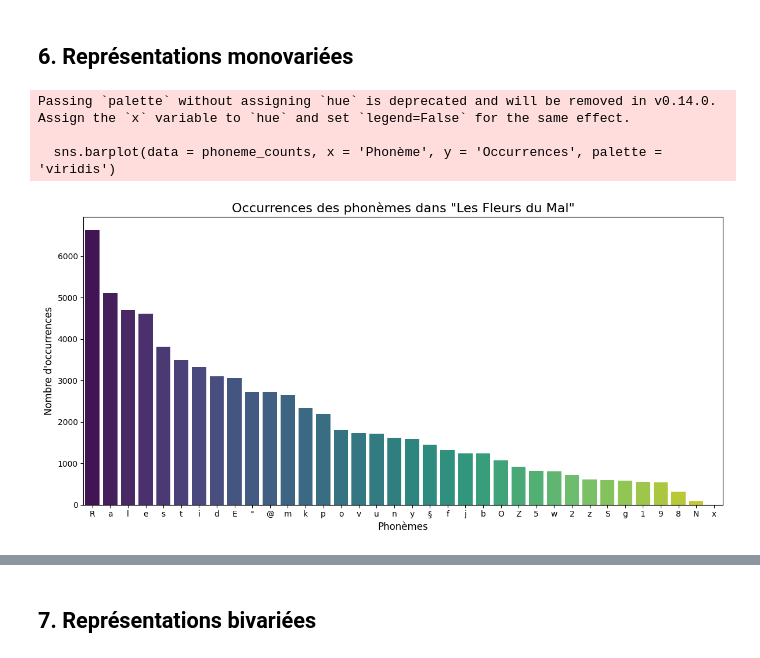
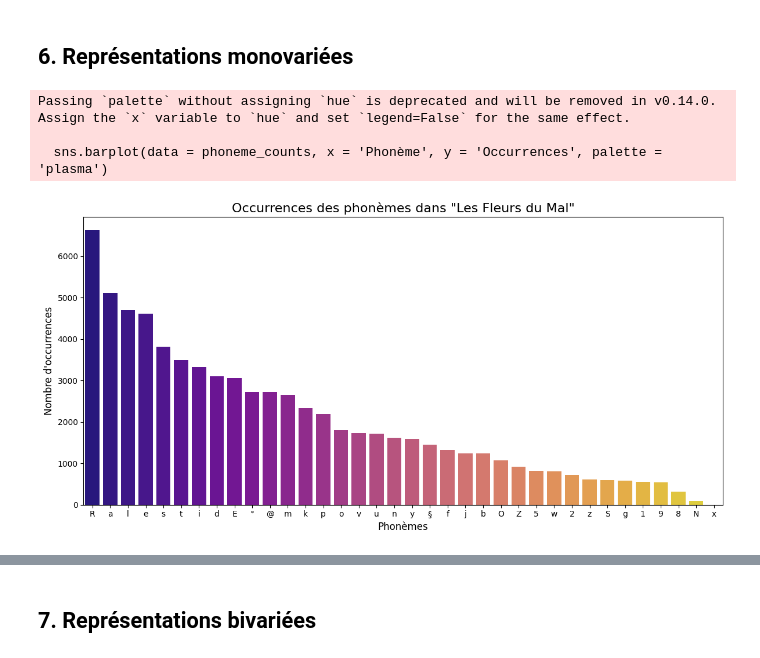
Before and after one commit to elsabidant/2024-projet-final-BIDANT-ELSA, a Jupyter notebook: Bidant projet ling.ipynb, the cells around one changed output, grey strips where cells are left out. Saved outputs shown, nothing was run; the diff lists cells and outputs as text; code cells hidden in the pictures.

```diff
--- a/Bidant projet ling.ipynb
+++ b/Bidant projet ling.ipynb
@@ -272,33 +276,33 @@ display(df_combined)
 # %%
 # Colonnes contenant les phonèmes
 phoneme_columns = ['v', '@', 'f', '1', 'o', 'y', '°', 'N', 'l', 'S', 'E', 'Z', 'x',
                    'b', 's', 'u', 'g', 'i', 'O', '9', 'p', 'z', 'e', '5', 't', 'a',
                    'n', 'w', 'm', '2', '8', 'k', 'j', '§', 'R', 'd']
 
 # Calculer la somme totale pour chaque phonème
 phoneme_counts = df_combined[phoneme_columns].sum().reset_index()
 phoneme_counts.columns = ['Phonème', 'Occurrences']
 
 # Trier les phonèmes par nombre d'occurrences décroissant
 phoneme_counts = phoneme_counts.sort_values(by = 'Occurrences', ascending = False)
 
 # Créer un barplot avec seaborn
 plt.figure(figsize = (12, 6))
-sns.barplot(data = phoneme_counts, x = 'Phonème', y = 'Occurrences', palette = 'viridis')
+sns.barplot(data = phoneme_counts, x = 'Phonème', y = 'Occurrences', palette = 'plasma')
 
 # Ajouter des titres et des labels
 plt.title('Occurrences des phonèmes dans "Les Fleurs du Mal"', fontsize = 16)
 plt.xlabel('Phonèmes', fontsize = 12)
 plt.ylabel('Nombre d\'occurrences', fontsize = 12)
 
 # Afficher le graphique
 plt.tight_layout()
 plt.show()
 # %% [output]
 Passing `palette` without assigning `hue` is deprecated and will be removed in v0.14.0. Assign the `x` variable to `hue` and set `legend=False` for the same effect.
 
-  sns.barplot(data = phoneme_counts, x = 'Phonème', y = 'Occurrences', palette = 'viridis')
+  sns.barplot(data = phoneme_counts, x = 'Phonème', y = 'Occurrences', palette = 'plasma')
-[figure, old version]
+[figure, new version]
 # %%
 # Colonnes contenant les type de phonèmes
 type_phoneme_columns = ['voyelle', 'voyelle fermée', 'voyelle ouverte', 'voyelle nasale', 'semi-voyelle',
```
Also changed, not shown: parts of 21 cells of this notebook.
